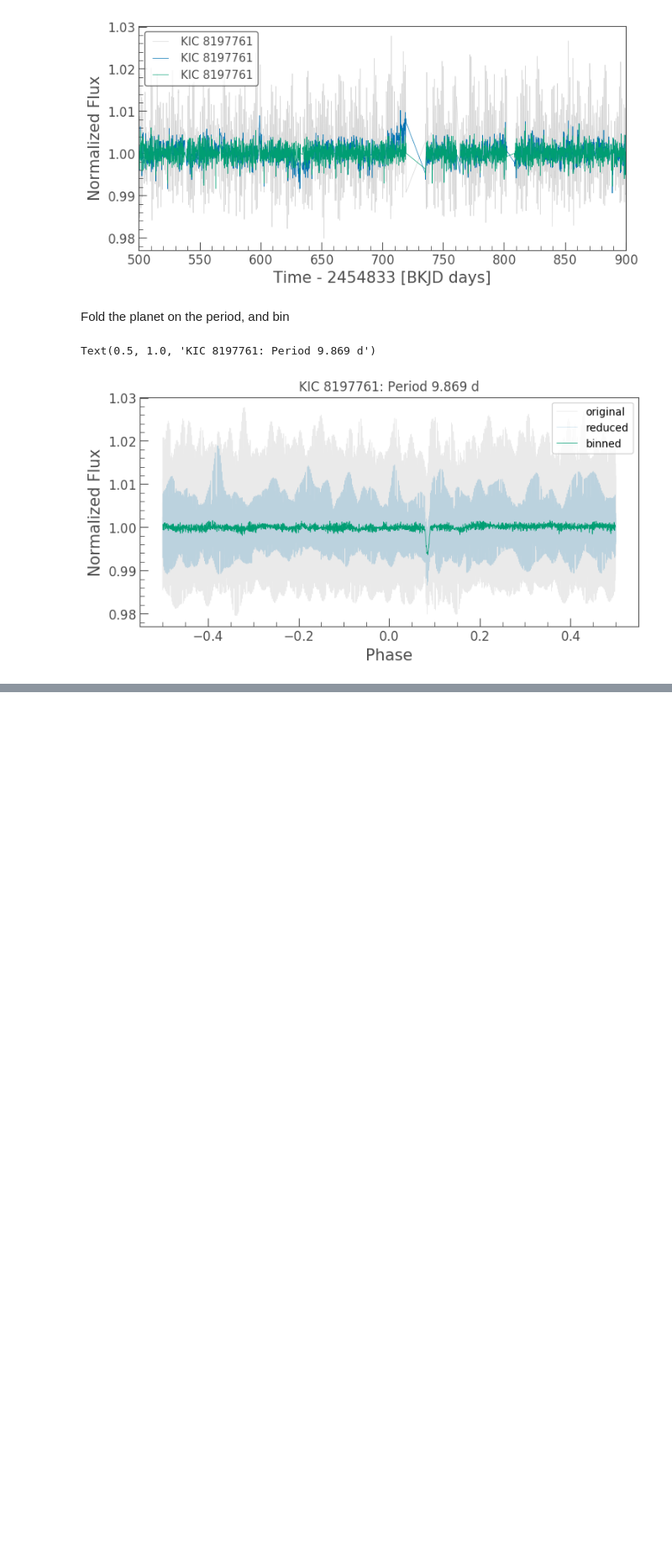
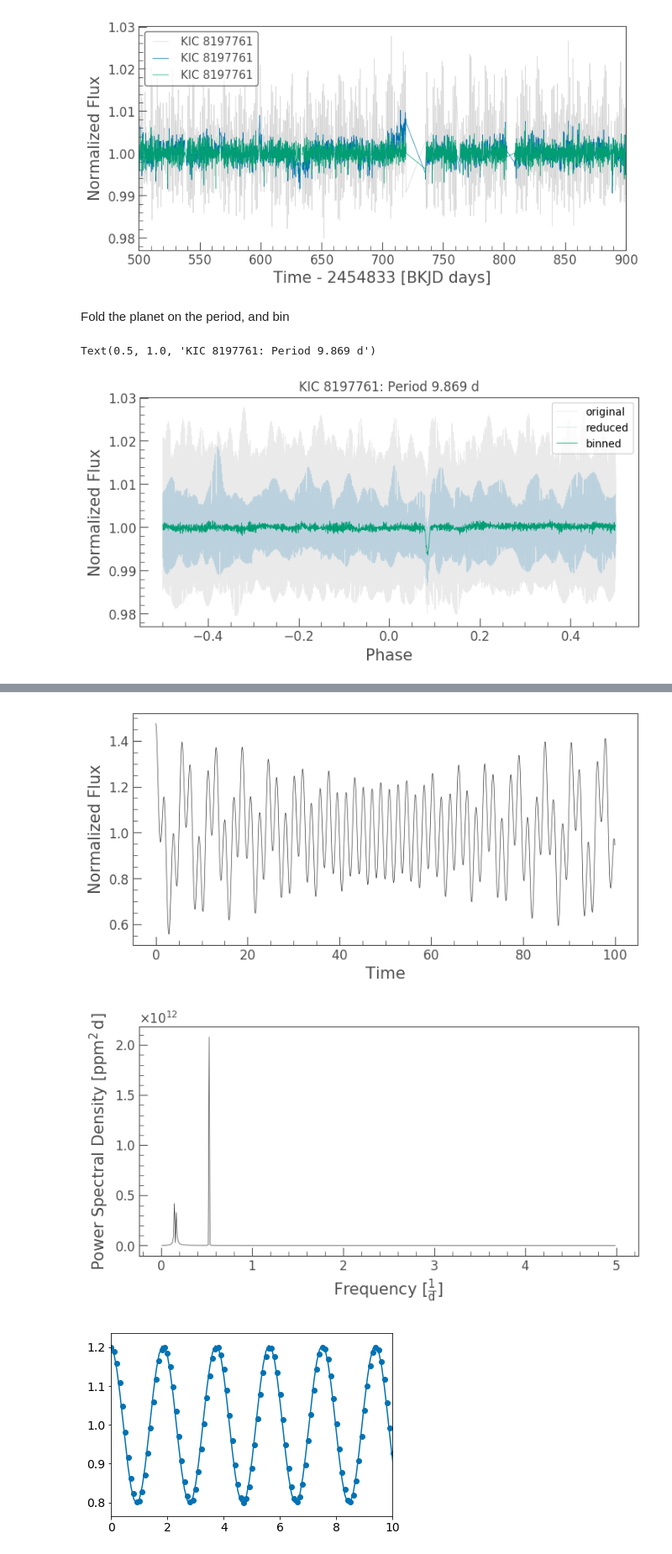
Before and after one commit to ojhall94/keplergohacks, a Jupyter notebook: #310.ipynb, the cells around one changed output, grey strips where cells are left out. Shown at 84% size. Saved outputs shown, nothing was run; the diff lists cells and outputs as text; code cells hidden in the pictures; blank space fills up the shorter version.

```diff
--- a/#310.ipynb
+++ b/#310.ipynb
@@ -104,0 +130,16 @@ Text(0.5, 1.0, 'KIC 8197761: Period 9.869 d')
+# %%
+ynew = y - y_fit + 1
+lcnew = lk.LightCurve(x, ynew)
+lcnew.plot()
+pgnew = lcnew.to_periodogram()
+pgnew.plot()
+plt.show()
+y_fitnew = pgnew.get_lombscargle_model(x)
+plt.scatter(x, sinusoid2+1.)
+plt.plot(x, y_fitnew)
+plt.xlim(0.,10.)
+plt.show()
+# %% [output]
+[figure, added]
+[figure, added]
+[figure, added]
```
Also changed, not shown: parts of 6 cells of this notebook.
